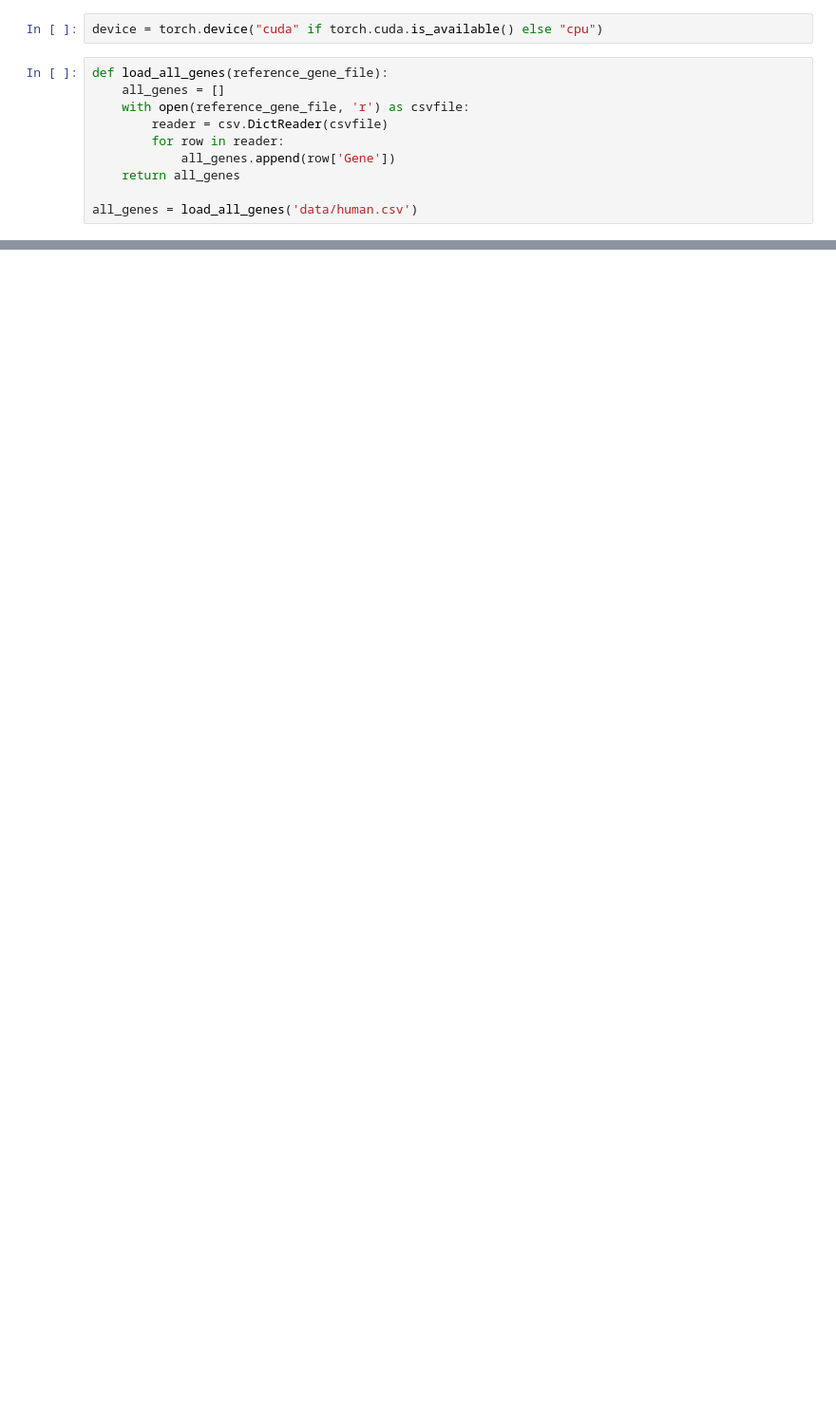
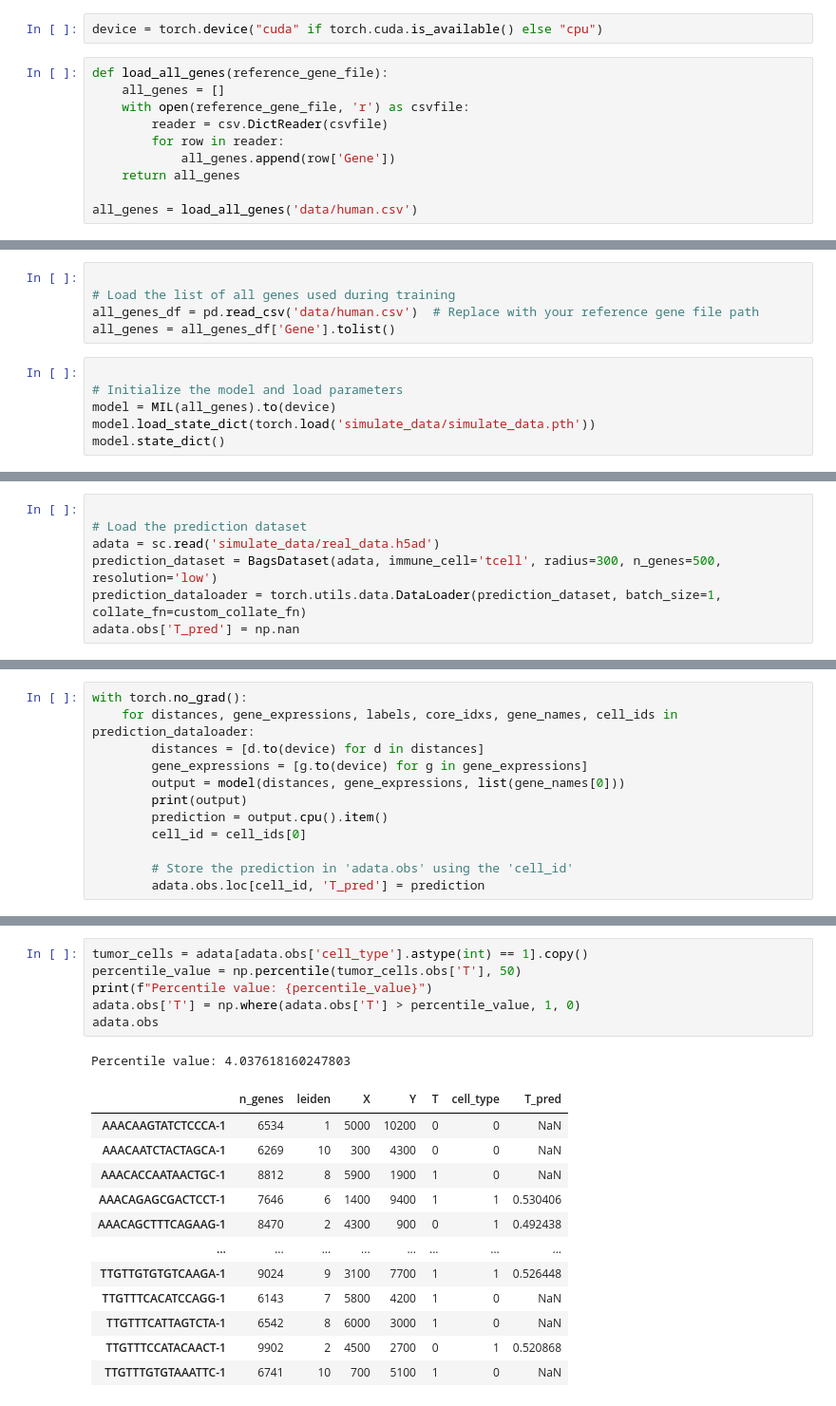
Before and after one commit to yaober/SPACER, a Jupyter notebook: predict.ipynb, the cells around one changed output, grey strips where cells are left out. Shown at 95% size. Cells and saved outputs as stored; diff of their text form; blank space fills up the shorter version.

```diff
--- a/predict.ipynb
+++ b/predict.ipynb
@@ -43,0 +117,11 @@ adata = sc.read('data.h5ad')
+# %%
+
+# Load the list of all genes used during training
+all_genes_df = pd.read_csv('data/human.csv')  # Replace with your reference gene file path
+all_genes = all_genes_df['Gene'].tolist()
+# %%
+
+# Initialize the model and load parameters
+model = MIL(all_genes).to(device)
+model.load_state_dict(torch.load('simulate_data/simulate_data.pth'))
+model.state_dict()
@@ -43,0 +135,7 @@ adata = sc.read('data.h5ad')
+# %%
+
+# Load the prediction dataset
+adata = sc.read('simulate_data/real_data.h5ad')
+prediction_dataset = BagsDataset(adata, immune_cell='tcell', radius=300, n_genes=500, resolution='low')
+prediction_dataloader = torch.utils.data.DataLoader(prediction_dataset, batch_size=1, collate_fn=custom_collate_fn)
+adata.obs['T_pred'] = np.nan
@@ -43,0 +161,12 @@ adata = sc.read('data.h5ad')
+# %%
+with torch.no_grad():
+    for distances, gene_expressions, labels, core_idxs, gene_names, cell_ids in prediction_dataloader:
+        distances = [d.to(device) for d in distances]
+        gene_expressions = [g.to(device) for g in gene_expressions]
+        output = model(distances, gene_expressions, list(gene_names[0]))
+        print(output)
+        prediction = output.cpu().item()
+        cell_id = cell_ids[0]
+
+        # Store the prediction in 'adata.obs' using the 'cell_id'
+        adata.obs.loc[cell_id, 'T_pred'] = prediction
@@ -43,0 +195,20 @@ adata = sc.read('data.h5ad')
+# %%
+tumor_cells = adata[adata.obs['cell_type'].astype(int) == 1].copy()
+percentile_value = np.percentile(tumor_cells.obs['T'], 50)
+print(f"Percentile value: {percentile_value}")
+adata.obs['T'] = np.where(adata.obs['T'] > percentile_value, 1, 0)
+adata.obs
+# %% [output]
+Percentile value: 4.037618160247803
+|  | n_genes | leiden | X | Y | T | cell_type | T_pred |
+| AAACAAGTATCTCCCA-1 | 6534 | 1 | 5000 | 10200 | 0 | 0 | NaN |
+| AAACAATCTACTAGCA-1 | 6269 | 10 | 300 | 4300 | 0 | 0 | NaN |
+| AAACACCAATAACTGC-1 | 8812 | 8 | 5900 | 1900 | 1 | 0 | NaN |
+| AAACAGAGCGACTCCT-1 | 7646 | 6 | 1400 | 9400 | 1 | 1 | 0.530406 |
+| AAACAGCTTTCAGAAG-1 | 8470 | 2 | 4300 | 900 | 0 | 1 | 0.492438 |
+| ... | ... | ... | ... | ... | ... | ... | ... |
+| TTGTTGTGTGTCAAGA-1 | 9024 | 9 | 3100 | 7700 | 1 | 1 | 0.526448 |
+| TTGTTTCACATCCAGG-1 | 6143 | 7 | 5800 | 4200 | 1 | 0 | NaN |
+| TTGTTTCATTAGTCTA-1 | 6542 | 8 | 6000 | 3000 | 1 | 0 | NaN |
+| TTGTTTCCATACAACT-1 | 9902 | 2 | 4500 | 2700 | 0 | 1 | 0.520868 |
+| TTGTTTGTGTAAATTC-1 | 6741 | 10 | 700 | 5100 | 1 | 0 | NaN |
```
Also changed, not shown: parts of 36 cells of this notebook, 30 other files.
